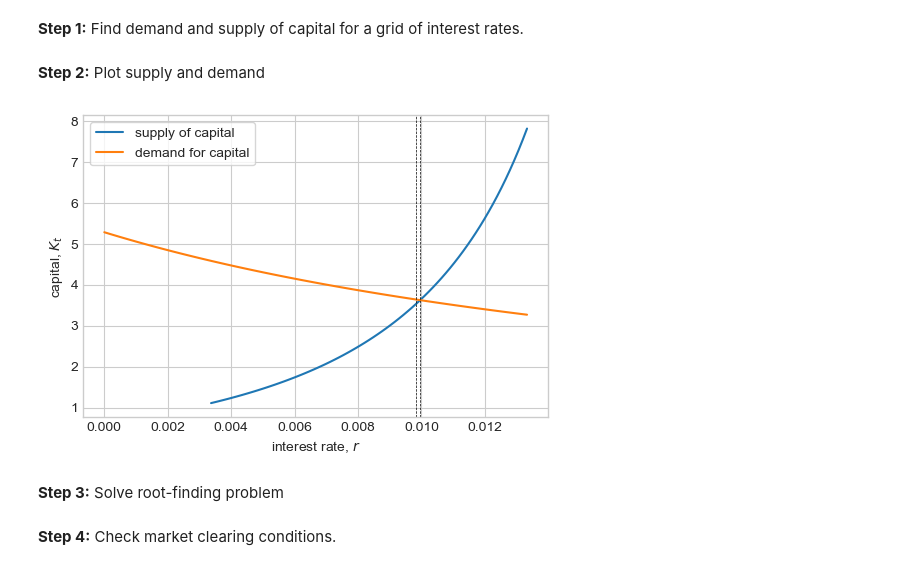
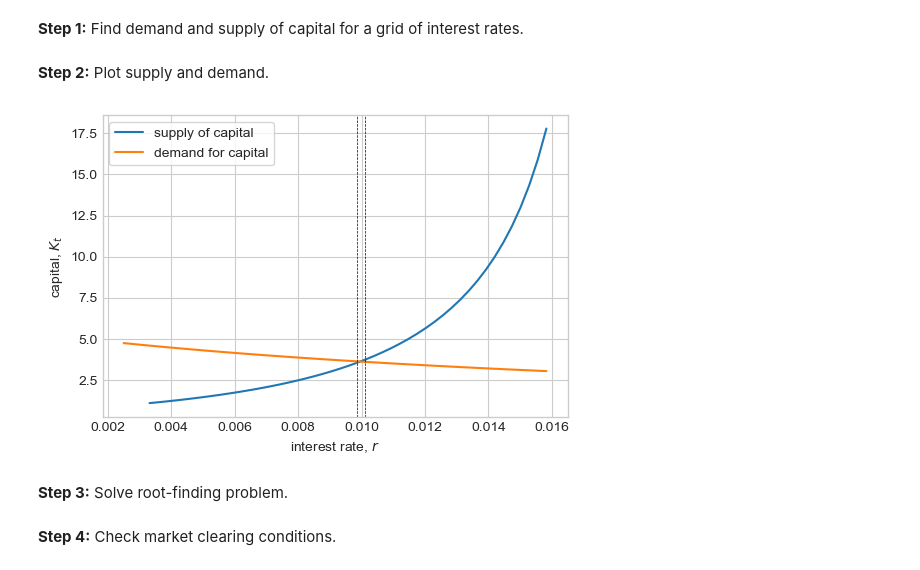
Before and after one commit to NumEconCopenhagen/ConsumptionSavingNotebooks, a Jupyter notebook: DynamicProgramming/05. General Equilibrium.ipynb, the cells around one changed output. Drawn from its saved outputs; the diff is of its cells as text; code cells hidden in the pictures.

```diff
--- a/DynamicProgramming/05. General Equilibrium.ipynb
+++ b/DynamicProgramming/05. General Equilibrium.ipynb
@@ -20,4 +20,4 @@ from KSModel import KSModelClass
 # %%
-model = KSModelClass('baseline')
+model = GEModelClass('baseline')
 print(model)
 # %% [output]
@@ -46,27 +62,27 @@ memory, gb: 0.0
 par = model.par
 
 # a. interest rate trial values
-Nr = 100
-rvec = np.linspace(0.0,1.0/par.beta-1-0.005,Nr)
+Nr = 50
+r_vec = np.linspace(0.0025,1.0/par.beta-1-0.0025,Nr) # 1+r > beta not possible
 
 # b. allocate
 Ks = np.zeros(Nr)
 Kd = np.zeros(Nr)
 
 # c. loop
-rmin = 0
-rmax = Nr-1
+r_min = r_vec[0]
+r_max = r_vec[Nr-1]
 for i_r in range(Nr):
 
     # i. firm side
-    k = model.firm_demand(rvec[i_r])
+    k = model.firm_demand(r_vec[i_r])
     Kd[i_r] = k*1
 
     # ii. household side
     try:
 
         # solve and simulate
-        model.solve_household_ss(r=rvec[i_r])
+        model.solve_household_ss(r=r_vec[i_r])
         model.simulate_household_ss()
 
         # total demand
@@ -74,33 +90,33 @@ for i_r in range(Nr):
 
         # bounds on r
         diff = Ks[i_r]-Kd[i_r]
-        if diff < 0: rmin = np.fmax(rmin,rvec[i_r])
-        if diff > 0: rmax = np.fmin(rmax,rvec[i_r])
+        if diff < 0: r_min = np.fmax(r_min,r_vec[i_r])
+        if diff > 0: r_max = np.fmin(r_max,r_vec[i_r])
 
     except:
 
         Ks[i_r] = np.nan
 # %% [markdown]
-**Step 2:** Plot supply and demand
+**Step 2:** Plot supply and demand.
 # %%
 par = model.par
 
 fig = plt.figure(figsize=(6,4),dpi=100)
 ax = fig.add_subplot(1,1,1)
 
-ax.plot(rvec,Ks,label='supply of capital')
-ax.plot(rvec,Kd,label='demand for capital')
+ax.plot(r_vec,Ks,label='supply of capital')
+ax.plot(r_vec,Kd,label='demand for capital')
 
-ax.axvline(rmin,lw=0.5,ls='--',color='black')
-ax.axvline(rmax,lw=0.5,ls='--',color='black')
+ax.axvline(r_min,lw=0.5,ls='--',color='black')
+ax.axvline(r_max,lw=0.5,ls='--',color='black')
 
 ax.legend(frameon=True)
 ax.set_xlabel('interest rate, $r$')
 ax.set_ylabel('capital, $K_t$');
 # %% [output]
-[figure, old version]
+[figure, new version]
 # %% [markdown]
-**Step 3:** Solve root-finding problem
+**Step 3:** Solve root-finding problem.
 # %%
 def obj(r,model):
 
```
Also changed, not shown: parts of 29 cells of this notebook, 3 other files.
